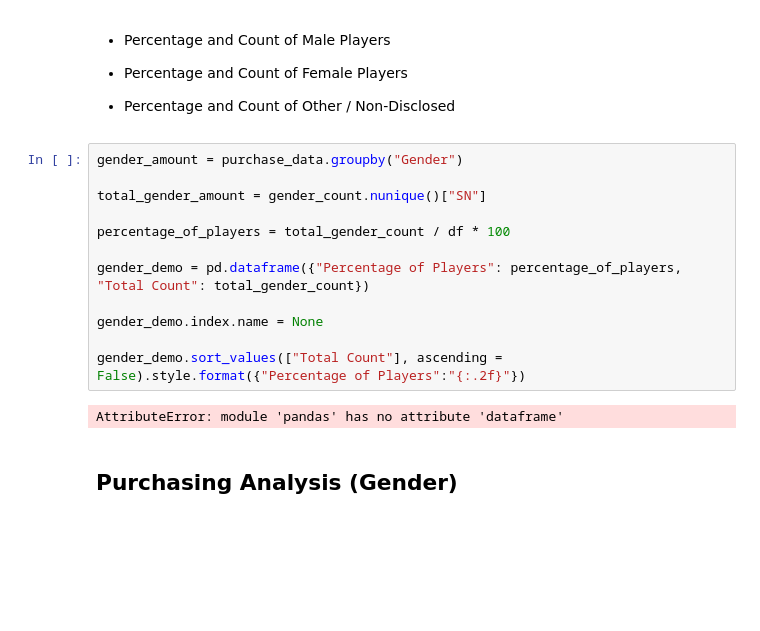
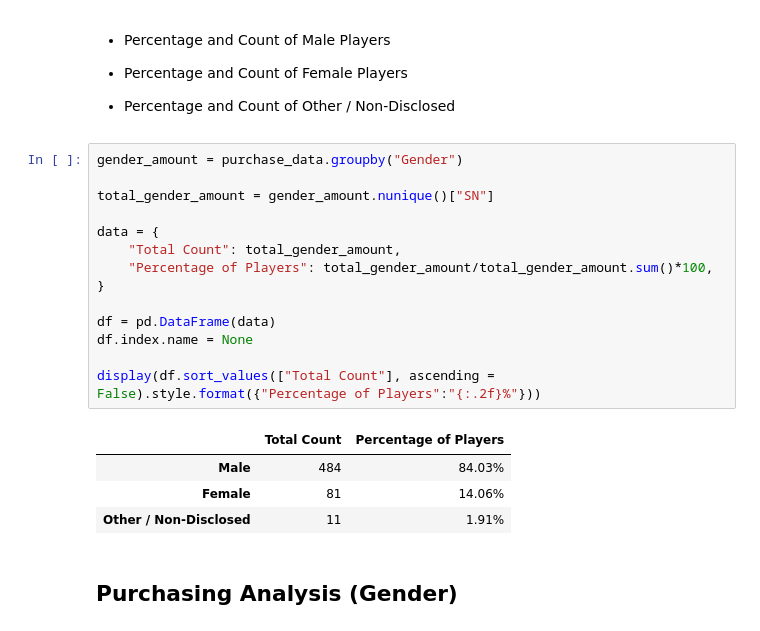
Before and after one commit to ramses93/pandas-challenge, a Jupyter notebook: HeroesOfPymoli/HeroesOfPymoli.ipynb, the cells around one changed output. Cells and saved outputs as stored; diff of their text form; blank space fills up the shorter version.

```diff
--- a/HeroesOfPymoli/HeroesOfPymoli.ipynb
+++ b/HeroesOfPymoli/HeroesOfPymoli.ipynb
@@ -61,17 +61,22 @@ display(pd.DataFrame(data))
 # %%
 gender_amount = purchase_data.groupby("Gender")
 
-total_gender_amount = gender_count.nunique()["SN"]
+total_gender_amount = gender_amount.nunique()["SN"]
 
-percentage_of_players = total_gender_count / df * 100
+data = {
+    "Total Count": total_gender_amount,
+    "Percentage of Players": total_gender_amount/total_gender_amount.sum()*100,
+}
 
-gender_demo = pd.dataframe({"Percentage of Players": percentage_of_players, "Total Count": total_gender_count})
+df = pd.DataFrame(data)
+df.index.name = None
 
-gender_demo.index.name = None
-
-gender_demo.sort_values(["Total Count"], ascending = False).style.format({"Percentage of Players":"{:.2f}"})
+display(df.sort_values(["Total Count"], ascending = False).style.format({"Percentage of Players":"{:.2f}%"}))
 # %% [output]
-AttributeError: module 'pandas' has no attribute 'dataframe'
+|  | Total Count | Percentage of Players |
+| Male | 484 | 84.03% |
+| Female | 81 | 14.06% |
+| Other / Non-Disclosed | 11 | 1.91% |
 # %% [markdown]
 
 ## Purchasing Analysis (Gender)
```
Also changed, not shown: parts of 13 cells of this notebook.
